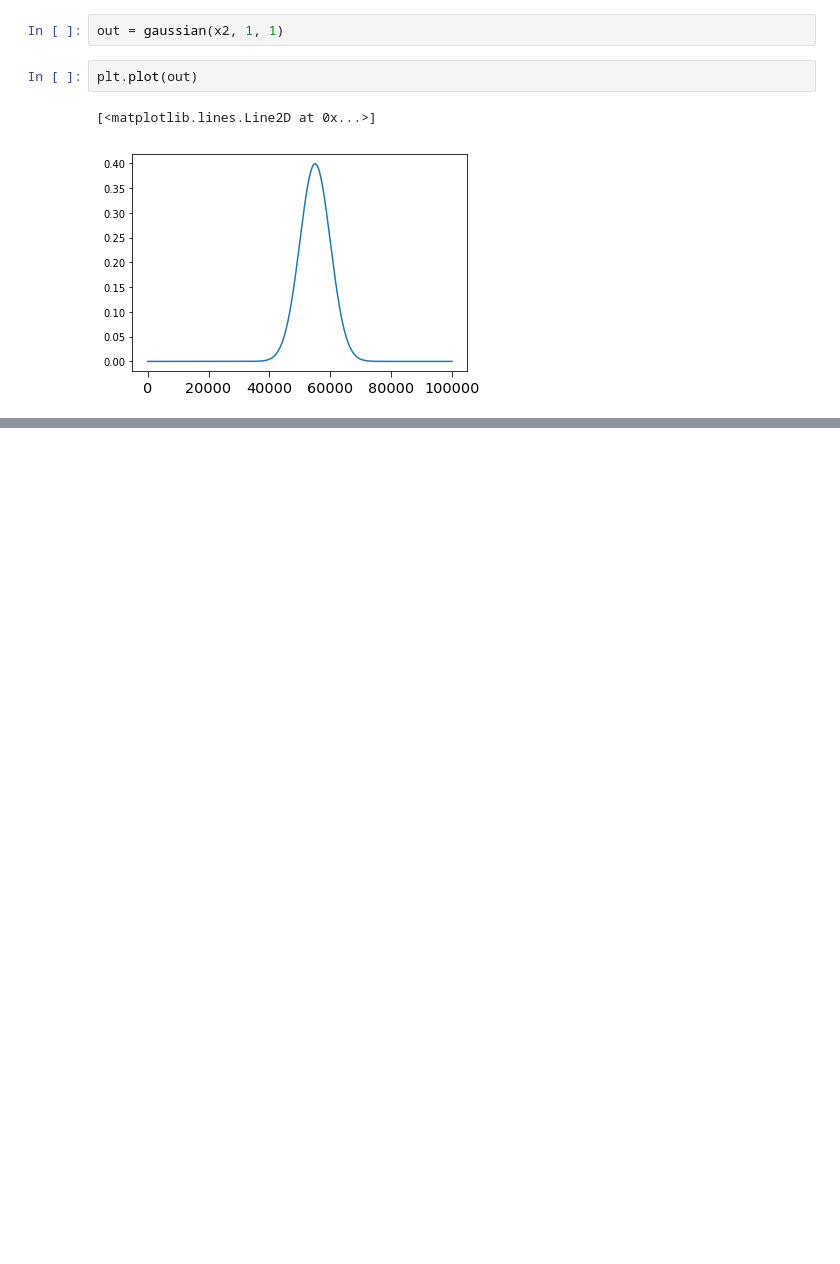
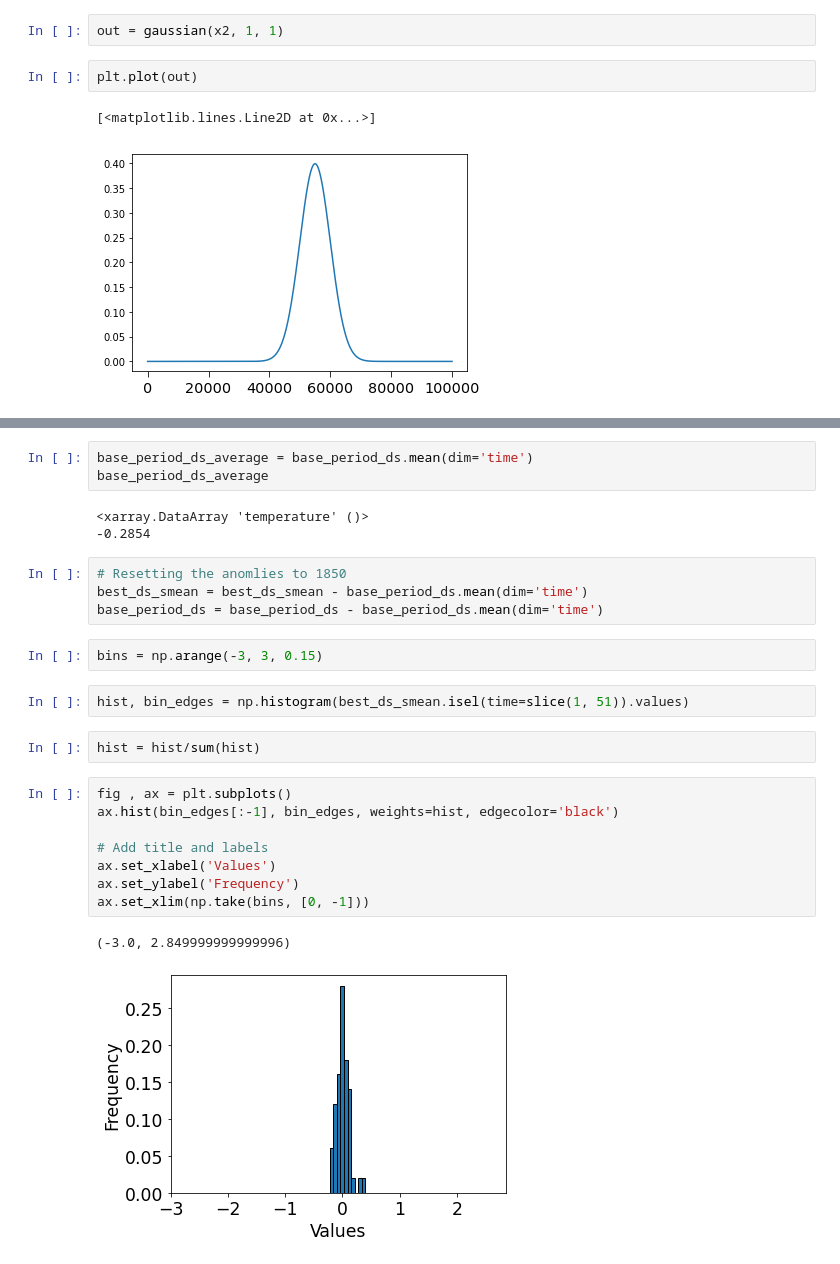
Before and after one commit to alexborowiak/time_of_emergene_drafts, a Jupyter notebook: toplevel_notebooks/IMSC_figures.ipynb, the cells around one changed output, grey strips where cells are left out. Drawn from its saved outputs; the diff is of its cells as text; blank space fills up the shorter version.

```diff
--- a/toplevel_notebooks/IMSC_figures.ipynb
+++ b/toplevel_notebooks/IMSC_figures.ipynb
@@ -67,0 +149,27 @@ plt.plot(out)
+# %%
+base_period_ds_average = base_period_ds.mean(dim='time')
+base_period_ds_average
+# %% [output]
+<xarray.DataArray 'temperature' ()>
+-0.2854
+# %%
+# Resetting the anomlies to 1850
+best_ds_smean = best_ds_smean - base_period_ds.mean(dim='time')
+base_period_ds = base_period_ds - base_period_ds.mean(dim='time')
+# %%
+bins = np.arange(-3, 3, 0.15)
+# %%
+hist, bin_edges = np.histogram(best_ds_smean.isel(time=slice(1, 51)).values)
+# %%
+hist = hist/sum(hist)
+# %%
+fig , ax = plt.subplots()
+ax.hist(bin_edges[:-1], bin_edges, weights=hist, edgecolor='black')
+
+# Add title and labels
+ax.set_xlabel('Values')
+ax.set_ylabel('Frequency')
+ax.set_xlim(np.take(bins, [0, -1]))
+# %% [output]
+(-3.0, 2.849999999999996)
+[figure, added]
```
Also changed, not shown: parts of 34 cells of this notebook.
